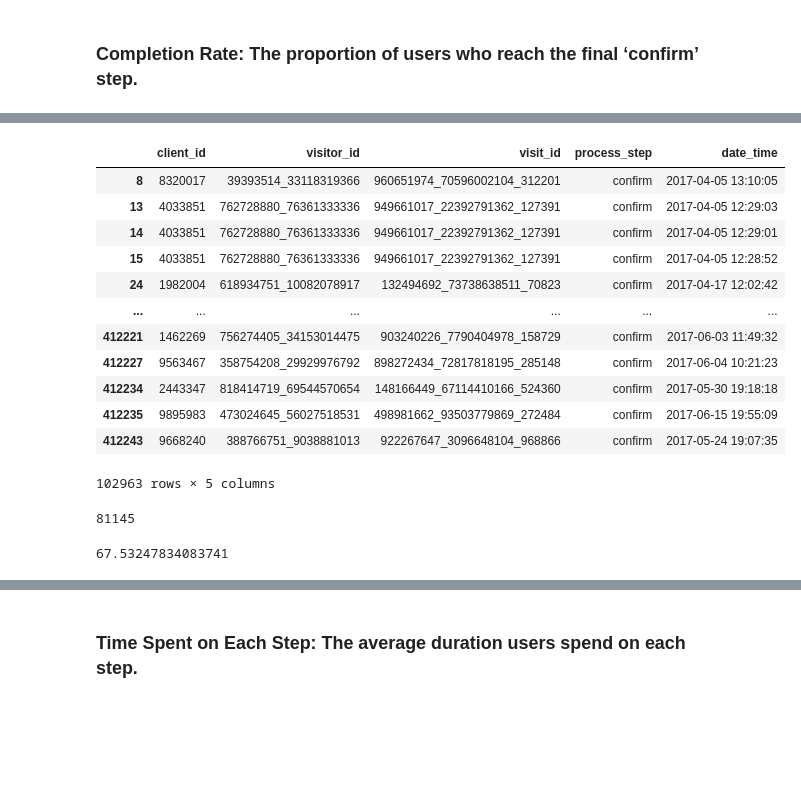
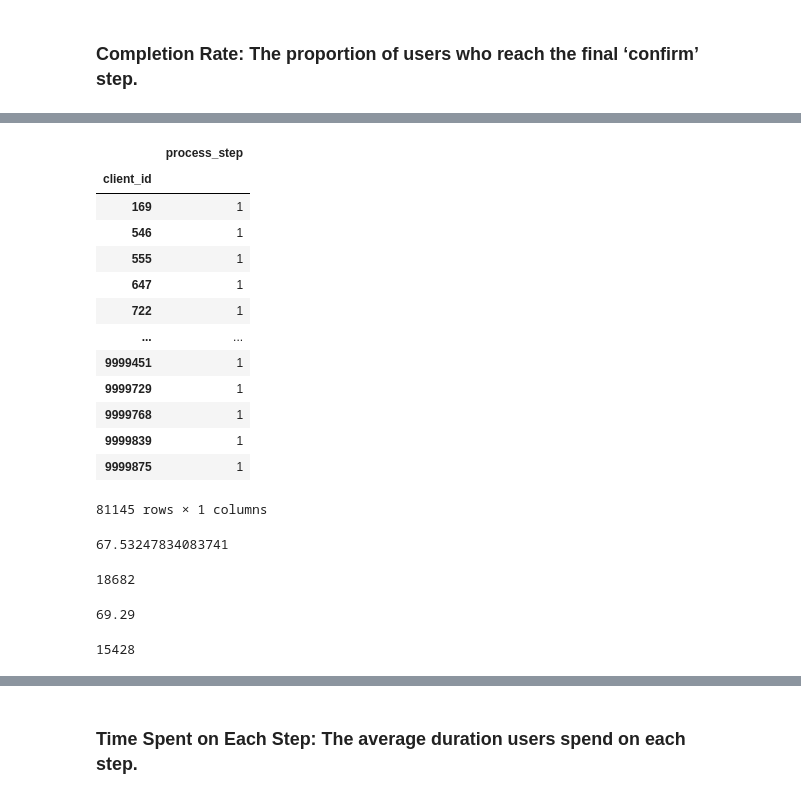
Before and after one commit to Marc-Bouche/vanguard-cx-team, a Jupyter notebook: Code_Marc.ipynb, the cells around one changed output, grey strips where cells are left out. Saved outputs shown, nothing was run; the diff lists cells and outputs as text; code cells hidden in the pictures; blank space fills up the shorter version.

```diff
--- a/Code_Marc.ipynb
+++ b/Code_Marc.ipynb
@@ -451,26 +531,48 @@ Name: clnt_tenure_mnth, dtype: float64
 # %%
 df_web_data_merged[df_web_data_merged["process_step"] == "confirm"]
+
+df_confirm = df_web_data_merged[df_web_data_merged["process_step"] == "confirm"].groupby("client_id").agg({"process_step":"count"})
+df_confirm
 # %% [output]
-|  | client_id | visitor_id | visit_id | process_step | date_time |
-| 8 | 8320017 | 39393514_33118319366 | 960651974_70596002104_312201 | confirm | 2017-04-05 13:10:05 |
-| 13 | 4033851 | 762728880_76361333336 | 949661017_22392791362_127391 | confirm | 2017-04-05 12:29:03 |
-| 14 | 4033851 | 762728880_76361333336 | 949661017_22392791362_127391 | confirm | 2017-04-05 12:29:01 |
-| 15 | 4033851 | 762728880_76361333336 | 949661017_22392791362_127391 | confirm | 2017-04-05 12:28:52 |
-| 24 | 1982004 | 618934751_10082078917 | 132494692_73738638511_70823 | confirm | 2017-04-17 12:02:42 |
-| ... | ... | ... | ... | ... | ... |
-| 412221 | 1462269 | 756274405_34153014475 | 903240226_7790404978_158729 | confirm | 2017-06-03 11:49:32 |
-| 412227 | 9563467 | 358754208_29929976792 | 898272434_72817818195_285148 | confirm | 2017-06-04 10:21:23 |
-| 412234 | 2443347 | 818414719_69544570654 | 148166449_67114410166_524360 | confirm | 2017-05-30 19:18:18 |
-| 412235 | 9895983 | 473024645_56027518531 | 498981662_93503779869_272484 | confirm | 2017-06-15 19:55:09 |
-| 412243 | 9668240 | 388766751_9038881013 | 922267647_3096648104_968866 | confirm | 2017-05-24 19:07:35 |
+|  | process_step |
+| client_id |  |
+| 169 | 1 |
+| 546 | 1 |
+| 555 | 1 |
+| 647 | 1 |
+| 722 | 1 |
+| ... | ... |
+| 9999451 | 1 |
+| 9999729 | 1 |
+| 9999768 | 1 |
+| 9999839 | 1 |
+| 9999875 | 1 |
-102963 rows × 5 columns
+81145 rows × 1 columns
-# %%
-df_confirm = df_web_data_merged[df_web_data_merged["process_step"] == "confirm"].groupby("client_id").agg({"process_step":"count"})
-df_confirm.shape[0]
-# %% [output]
-81145
 # %%
 # Completion Rate of customers observed (in %)
 df_confirm.shape[0]/df_web_data_merged.groupby("client_id").agg({"process_step":"count"}).shape[0]*100
 # %% [output]
 67.53247834083741
+# %%
+# Test completion rate for test group
+
+df_test[df_test["process_step"] == "confirm"]
+
+df_test_confirm = df_test[df_test["process_step"] == "confirm"].groupby("client_id").agg({"process_step":"count"})
+df_test_confirm.shape[0]
+# %% [output]
+18682
+# %%
+# Completion Rate of test customers observed (in %)
+round(df_test_confirm.shape[0]/df_test.groupby("client_id").agg({"process_step":"count"}).shape[0]*100, 2)
+# %% [output]
+69.29
+# %%
+# Test completion rate for control group
+
+df_control[df_control["process_step"] == "confirm"]
+
+df_control_confirm = df_control[df_control["process_step"] == "confirm"].groupby("client_id").agg({"process_step":"count"})
+df_control_confirm.shape[0]
+# %% [output]
+15428
```
Also changed, not shown: parts of 81 cells of this notebook.
